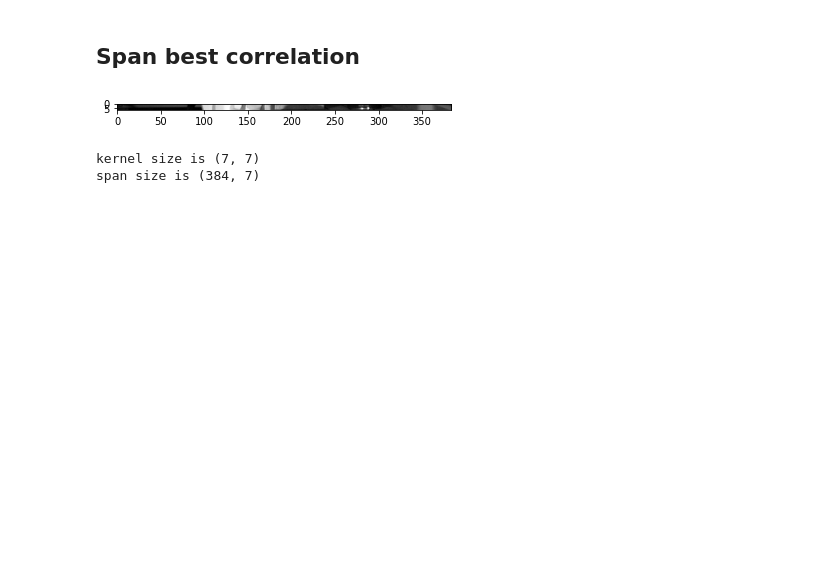
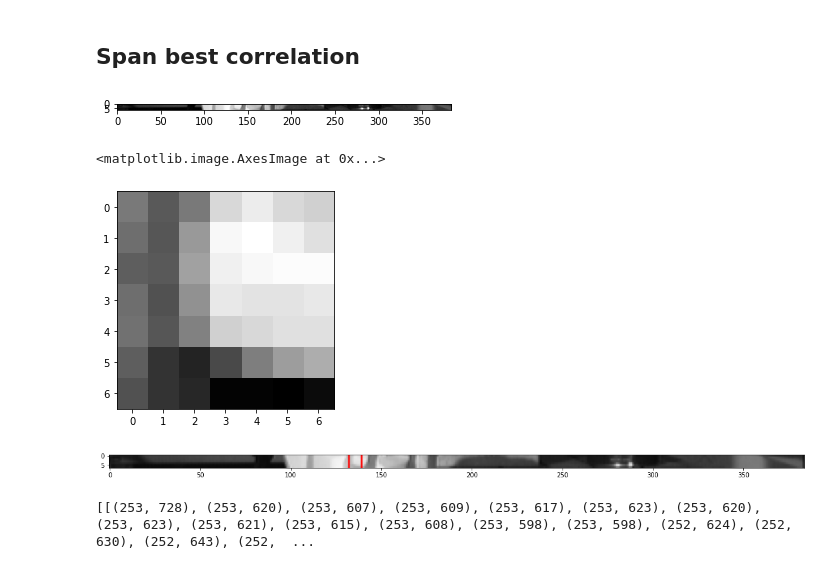
Before and after one commit to aswinanilvarkey96/perception-for-autonomous-systems, a Jupyter notebook: notebooks/week_3/project/mini-project-3.ipynb, the cells around one changed output. Drawn from its saved outputs; the diff is of its cells as text; code cells hidden in the pictures; blank space fills up the shorter version.

```diff
--- a/notebooks/week_3/project/mini-project-3.ipynb
+++ b/notebooks/week_3/project/mini-project-3.ipynb
@@ -71,0 +67,9 @@ print(absoluteDifference(nose_left, nose_right))
+# %%
+def absoluteDifference(img1, img2):
+    diff = cv2.absdiff(img1, img2)
+    return diff
+
+def correlation(img1, img2):
+    return np.sum(absoluteDifference(img1, img2))
+
+print(absoluteDifference(gray_left, gray_right))
@@ -80,17 +94,54 @@ print(f"Best matching image: nose {np.argmin(diff)+1}")
 nose_span = cv2.imread("nose_span.png")
 
 nose_span = cv2.cvtColor(nose_span, cv2.COLOR_BGR2RGB)
-nose_span_grey = cv2.cvtColor(nose_span, cv2.COLOR_RGB2GRAY)
+nose_span_gray = cv2.cvtColor(nose_span, cv2.COLOR_RGB2GRAY)
 
-plt.imshow(nose_span_grey)
+plt.imshow(nose_span_gray)
 plt.figsize = (15,15)
 # %% [output]
 [figure]
-# %%
-kernel_size =  len(nose_gray_left[0]), len(nose_gray_left)
-span_size = len(nose_span_grey[0]), len(nose_span_grey),
-print(f"kernel size is {kernel_size}")
-print(f"span size is {span_size}")
-# %% [output]
-kernel size is (7, 7)
-span size is (384, 7)
+# %%
+
+
+def findBestInRow(match, span):
+    kernel_size =  len(match[0]), len(match)
+    span_size = len(span[0]), len(span),
+#     print(f"kernel size is {kernel_size}")
+#     print(f"span size is {span_size}")
+    best_score = float("inf")
+    best_start = -1
+    for start in range(span_size[0] - kernel_size[0] + 1):
+        kernel = nose_span_gray[:, start:start+7]
+        score = correlation(match, kernel)
+        if  score < best_score:
+            best_score = score
+            best_start = start
+
+    return best_start, best_score
+
+best_start, best_score = findBestInRow(nose_gray_left, nose_span_gray)
+
+where_is_nose = nose_span_gray[:, best_start:best_start+kernel_size[0]]
+plt.imshow(where_is_nose)
+plt.figsize = (15,15)
+
+where_is_nose = cv2.rectangle(nose_span.copy(), (best_start, -1), (best_start+kernel_size[0],kernel_size[1]+1), (255,0,0), 1)
+plt.figure(figsize = (20,100))
+plt.imshow(where_is_nose)
+# %% [output]
+<matplotlib.image.AxesImage at 0x...>
+[figure, added]
+[figure, added]
+# %%
+kernel_size = (7,7)
+best_starts = []
+for row in range(len(gray_left) - kernel_size[1] + 1):
+    best_starts.append([])
+    for column in range(len(gray_left[0]) - kernel_size[0] + 1):
+        kernel = gray_left[row:row+kernel_size[1], column:column+kernel_size[0]]
+        best_start, best_score = findBestInRow(kernel, gray_right[row:row+kernel_size[1], :])
+        best_starts[row].append((best_start, best_score))
+
+print(best_starts)
+# %% [output]
+[[(253, 728), (253, 620), (253, 607), (253, 609), (253, 617), (253, 623), (253, 620), (253, 623), (253, 621), (253, 615), (253, 608), (253, 598), (253, 598), (252, 624), (252, 630), (252, 643), (252,  ...
```
Also changed, not shown: parts of 4 cells of this notebook.
